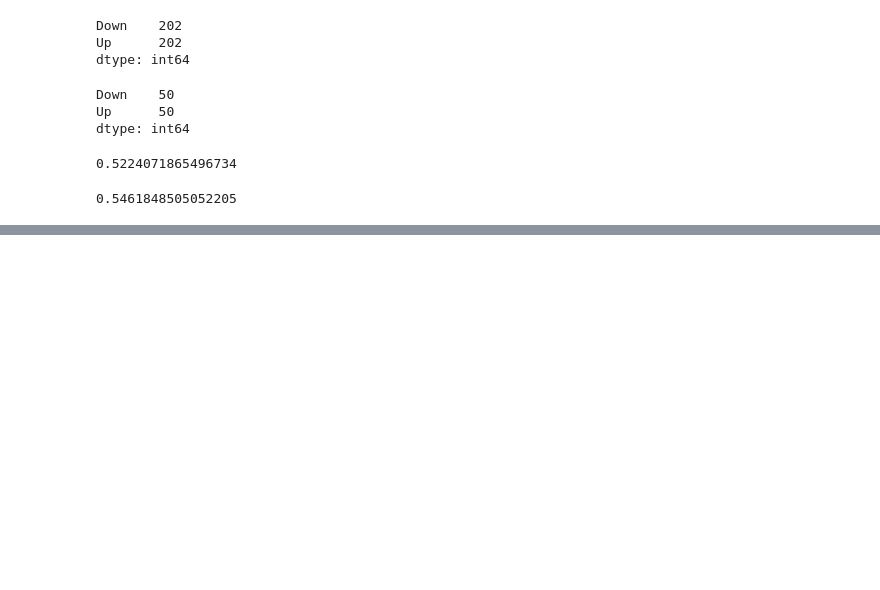
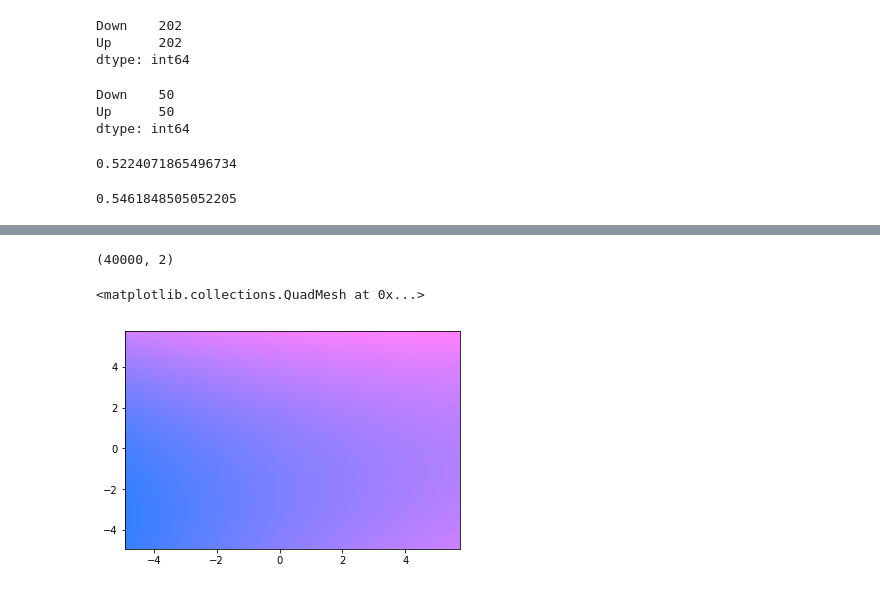
Before and after one commit to sameervk/ISLR_Python, a Jupyter notebook: Classification/Smarket_QDA_Classification.ipynb, the cells around one changed output, grey strips where cells are left out. Saved outputs shown, nothing was run; the diff lists cells and outputs as text; code cells hidden in the pictures; blank space fills up the shorter version.

```diff
--- a/Classification/Smarket_QDA_Classification.ipynb
+++ b/Classification/Smarket_QDA_Classification.ipynb
@@ -407,0 +533,3 @@ pred_prob_test_df['Up'].max()
+# %%
+#Creating a meshgrid
+xx, yy = np.meshgrid(np.linspace(x_min, x_max, nx), np.linspace(y_min, y_max, ny))
@@ -407,0 +544,3 @@ pred_prob_test_df['Up'].max()
+# %%
+#equivalent to using 'np.vstack((xt.ravel(), yt.ravel())).transpose()'. Gives the set of coordinates of the mesh
+mesh_points = np.c_[xx.ravel(), yy.ravel()]
@@ -407,0 +551,4 @@ pred_prob_test_df['Up'].max()
+# %%
+#Predicting probabilities using the fit corresponding the mesh points
+Z = fit_data.predict_proba(mesh_points)
+Z
@@ -407,0 +563,21 @@ pred_prob_test_df['Up'].max()
+# %%
+Z.shape
+# %% [output]
+(40000, 2)
+# %%
+#Choosing one probability column (the other is 1 - this) and reshaping to match the coordinate system shape
+Z = Z[:,1].reshape(xx.shape)
+# %%
+# Setting the desired Colormap for colormesh
+cmap = colors.LinearSegmentedColormap('red_blue_classes',
+ {'red':   [(0, 0, 1),
+            (1.0,  0.2, 1.0)],
+  'green': [(0,  0.0, 0.5),
+            (1,  0.5, 1.0)],
+  'blue':  [(0.0,  0, 1),
+            (1.0,  1, 1.0)]})
+plt.cm.register_cmap(cmap=cmap)
+plt.pcolormesh(xx, yy, Z, cmap='red_blue_classes')
+# %% [output]
+<matplotlib.collections.QuadMesh at 0x...>
+[figure, added]
```
Also changed, not shown: parts of 23 cells of this notebook.
